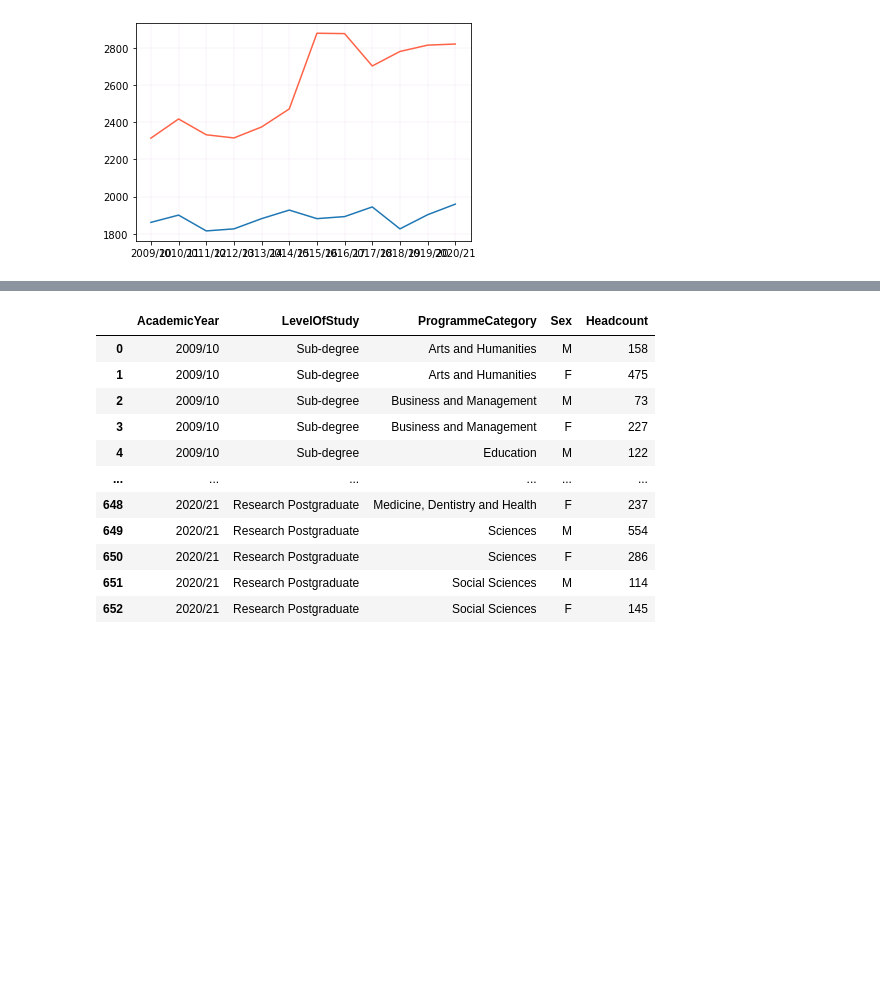
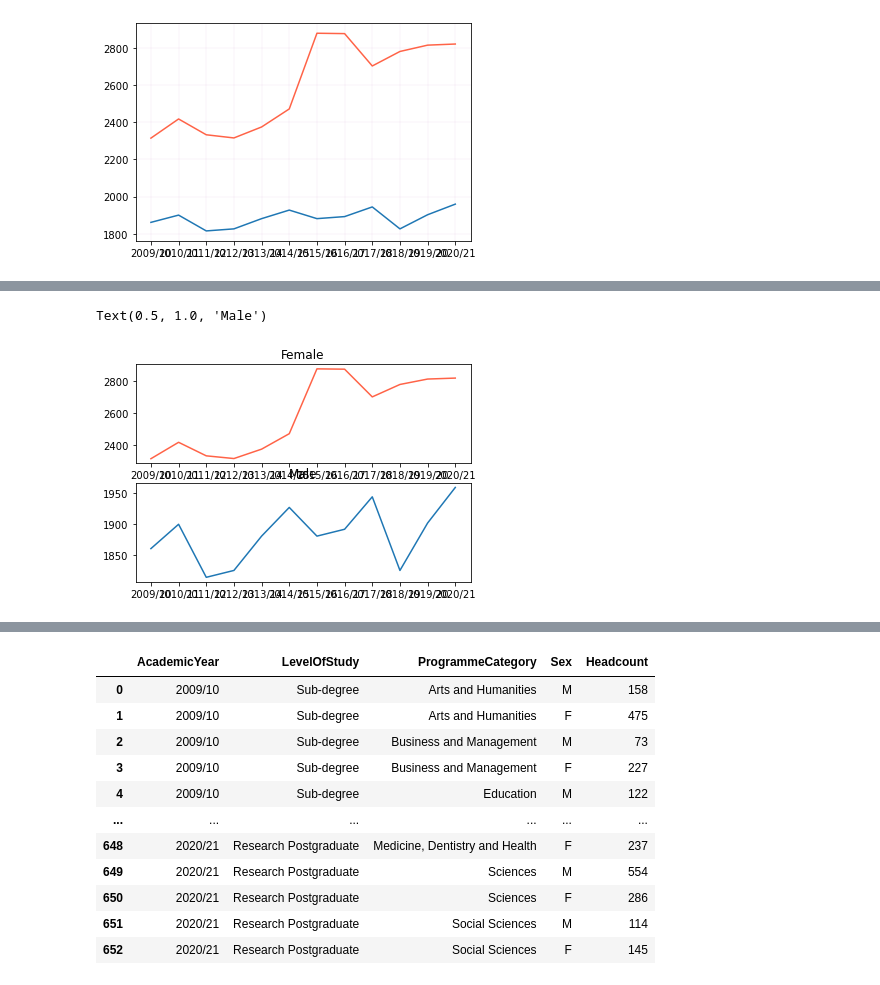
Before and after one commit to ngsanluk/PythonInter, a Jupyter notebook: Jupyter-Notebook/Day1.ipynb, the cells around one changed output, grey strips where cells are left out. Saved outputs shown, nothing was run; the diff lists cells and outputs as text; code cells hidden in the pictures; blank space fills up the shorter version.

```diff
--- a/Jupyter-Notebook/Day1.ipynb
+++ b/Jupyter-Notebook/Day1.ipynb
@@ -2493,0 +2523,11 @@ import seaborn as sns
+# %%
+plt.subplot(2,1,1)
+plt.plot(ug_bm_f['AcademicYear'], ug_bm_f['Headcount'], label = "Female", c="tomato")
+plt.title("Female")
+
+plt.subplot(2,1,2)
+plt.plot(ug_bm_m['AcademicYear'], ug_bm_m['Headcount'], label = "Male")
+plt.title("Male")
+# %% [output]
+Text(0.5, 1.0, 'Male')
+[figure, added]
```
Also changed, not shown: parts of 27 cells of this notebook, 3 other files.
